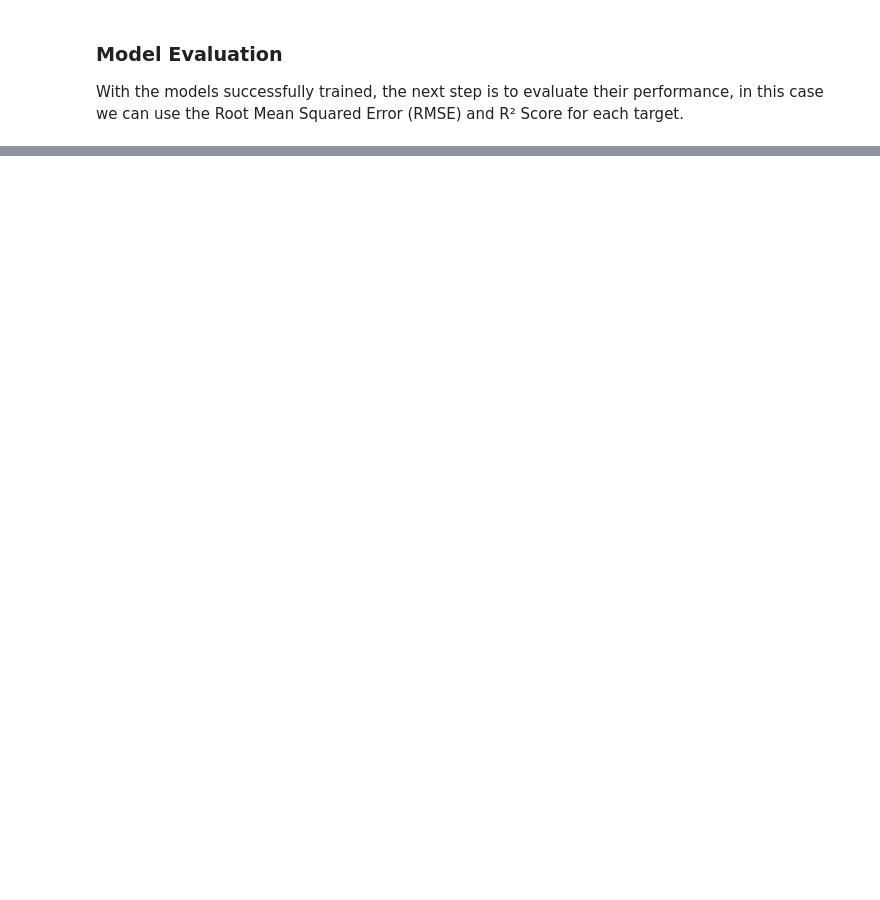
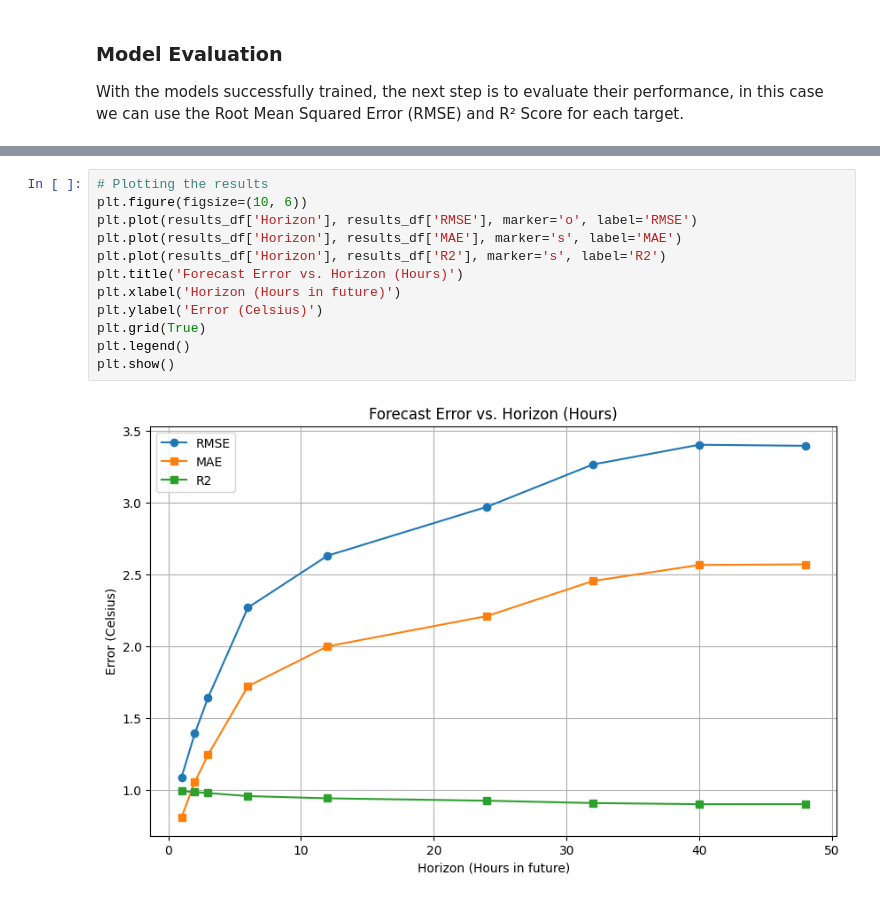
Before and after one commit to bluegroneman/wgu-capstone-project, a Jupyter notebook: src/python/NowCasting.ipynb, the cells around one changed output, grey strips where cells are left out. Saved outputs shown, nothing was run; the diff lists cells and outputs as text; blank space fills up the shorter version.

```diff
--- a/src/python/NowCasting.ipynb
+++ b/src/python/NowCasting.ipynb
@@ -355,0 +326,14 @@ plt.show()
+# %%
+# Plotting the results
+plt.figure(figsize=(10, 6))
+plt.plot(results_df['Horizon'], results_df['RMSE'], marker='o', label='RMSE')
+plt.plot(results_df['Horizon'], results_df['MAE'], marker='s', label='MAE')
+plt.plot(results_df['Horizon'], results_df['R2'], marker='s', label='R2')
+plt.title('Forecast Error vs. Horizon (Hours)')
+plt.xlabel('Horizon (Hours in future)')
+plt.ylabel('Error (Celsius)')
+plt.grid(True)
+plt.legend()
+plt.show()
+# %% [output]
+[figure, added]
```
Also changed, not shown: parts of 17 cells of this notebook, 9 other files.
